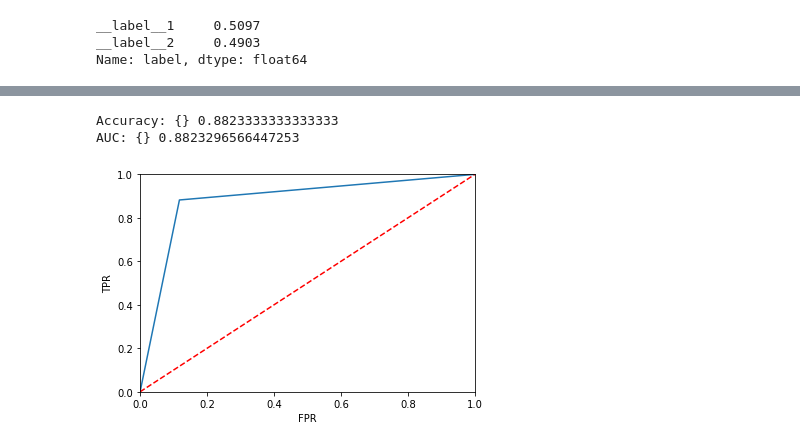
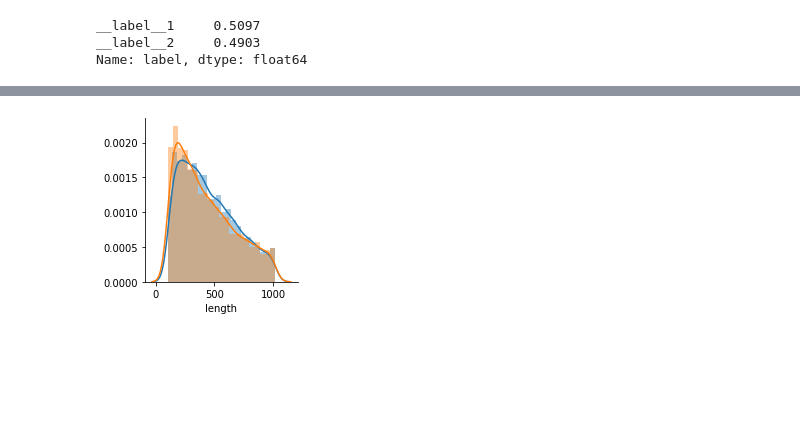
Before and after one commit to apop08/amazonreviews, a Jupyter notebook: Amazon Review.ipynb, the cells around one changed output, grey strips where cells are left out. Cells and saved outputs as stored; diff of their text form; code cells hidden in the pictures; blank space fills up the shorter version.

```diff
--- a/Amazon Review.ipynb
+++ b/Amazon Review.ipynb
@@ -55,0 +54,5 @@ reviews.head()
+# %%
+g = sns.FacetGrid(reviews, hue="label")
+g = g.map(sns.distplot, "length")
+# %% [output]
+[figure, added]
@@ -65,20 +108,0 @@ x_train, x_test, y_train, y_test = train_test_split(x_train_tfidf, reviews.label
-# %%
-lR = LogisticRegression()
-lR.fit(x_train, y_train)
-y_pred = lR.predict(x_test)
-accuracy = metrics.accuracy_score(y_test, y_pred)
-fpr, tpr, threshold = metrics.roc_curve(y_test, y_pred)
-auc = metrics.auc(fpr, tpr)
-print('Accuracy: {}', accuracy)
-print('AUC: {}', auc)
-plt.plot(fpr, tpr, label='AUC')
-plt.plot([0, 1], [0,1], 'r--')
-plt.xlim([0,1])
-plt.ylim([0,1])
-plt.xlabel('FPR')
-plt.ylabel('TPR')
-plt.show()
-# %% [output]
-Accuracy: {} 0.8823333333333333
-AUC: {} 0.8823296566447253
-[figure, removed]
```
Also changed, not shown: parts of 33 cells of this notebook, 1 other file.
